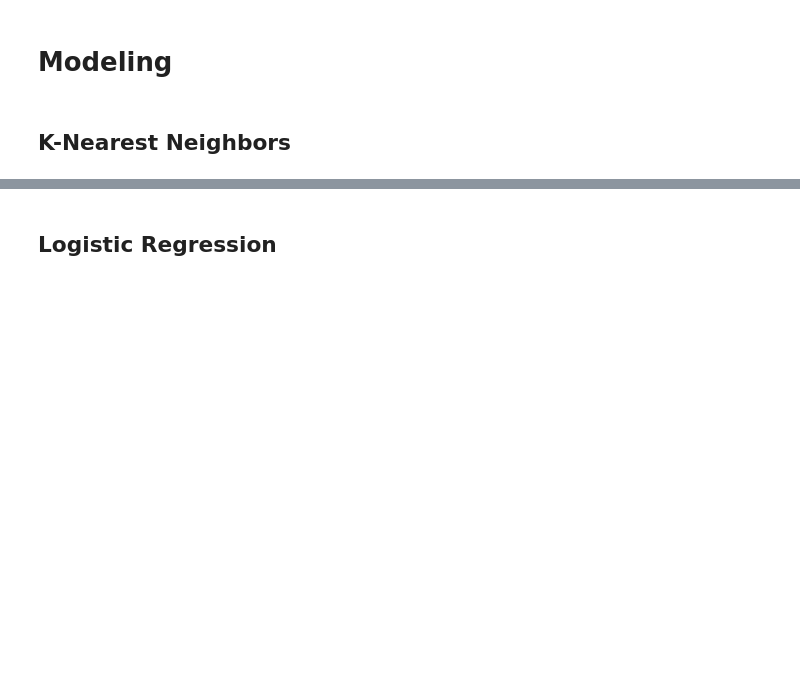
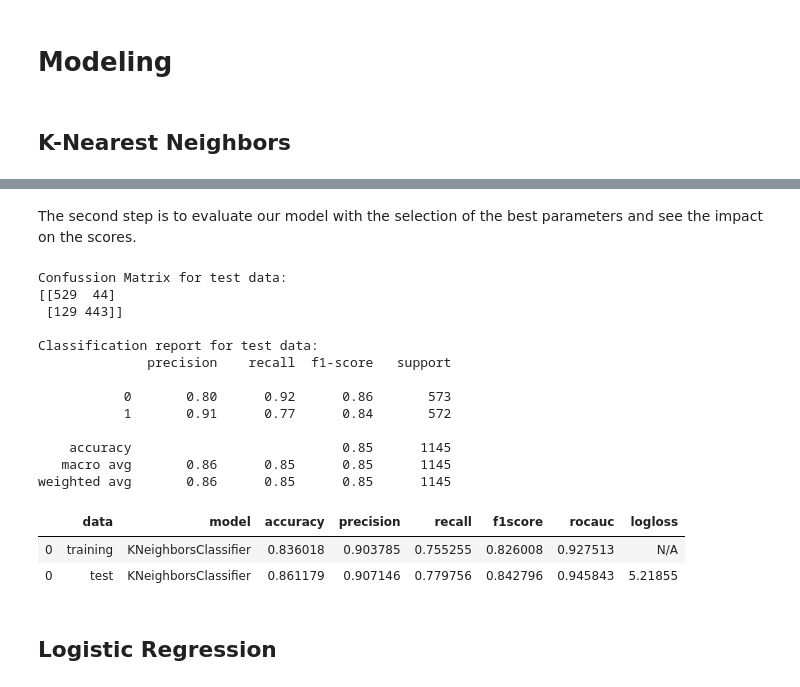
Before and after one commit to sideround/project-ml-onlineshop, a Jupyter notebook: Project_ML_modelling.ipynb, the cells around one changed output, grey strips where cells are left out. Drawn from its saved outputs; the diff is of its cells as text; code cells hidden in the pictures; blank space fills up the shorter version.

```diff
--- a/Project_ML_modelling.ipynb
+++ b/Project_ML_modelling.ipynb
@@ -233,0 +345,10 @@ knn_results
+# %%
+param_grid = {'n_neighbors': [5,7,9,11,13,15,17,19],
+              'weights': ['uniform', 'distance'],
+              'metric' : ['euclidean', 'manhattan']}
+
+grid = GridSearchCV(KNeighborsClassifier(), param_grid, verbose=1, cv=3, n_jobs=-1, scoring='f1')
+grid.fit(X_train, y_train)
+
+best_params_knn = grid.best_params_
+print(best_params_knn)
@@ -233,0 +361,26 @@ knn_results
+# %% [markdown]
+The second step is to evaluate our model with the selection of the best parameters and see the impact on the scores.
+# %%
+y_pred_test = grid.predict(X_test)
+
+print(f'Confussion Matrix for test data:\n{confusion_matrix(y_test, y_pred_test)}')
+print(f'\nClassification report for test data:\n{classification_report(y_test, y_pred_test)}')
+knn_results_hyp = baseline_report(grid.best_estimator_, X_train, X_test, y_train, y_test, 'KNeighborsClassifier')
+knn_results_hyp
+# %% [output]
+Confussion Matrix for test data:
+[[529  44]
+ [129 443]]
+
+Classification report for test data:
+              precision    recall  f1-score   support
+
+           0       0.80      0.92      0.86       573
+           1       0.91      0.77      0.84       572
+
+    accuracy                           0.85      1145
+   macro avg       0.86      0.85      0.85      1145
+weighted avg       0.86      0.85      0.85      1145
+|  | data | model | accuracy | precision | recall | f1score | rocauc | logloss |
+| 0 | training | KNeighborsClassifier | 0.836018 | 0.903785 | 0.755255 | 0.826008 | 0.927513 | N/A |
+| 0 | test | KNeighborsClassifier | 0.861179 | 0.907146 | 0.779756 | 0.842796 | 0.945843 | 5.21855 |
```
Also changed, not shown: parts of 94 cells of this notebook, 3 other files.
